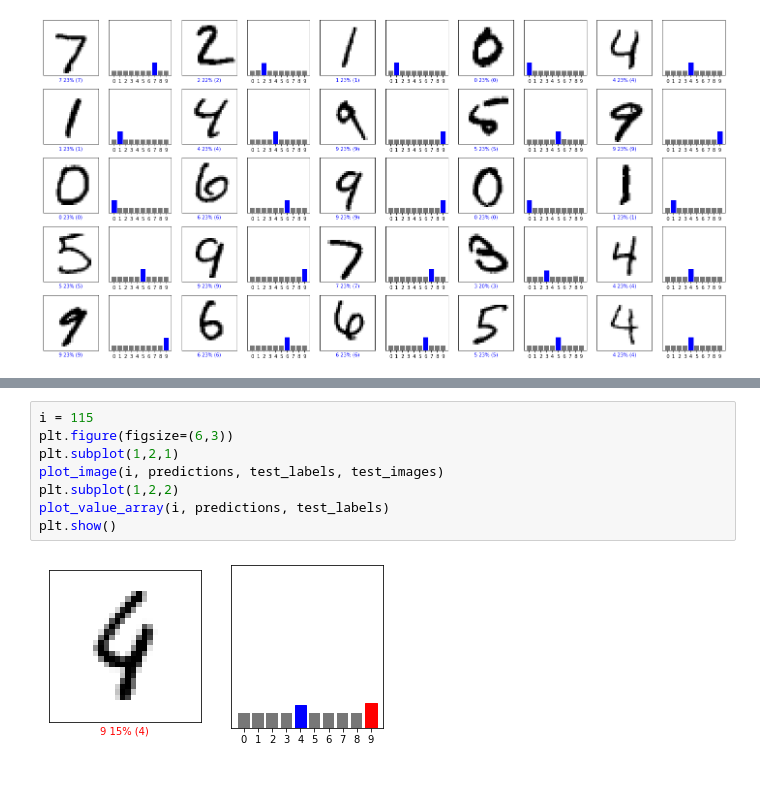
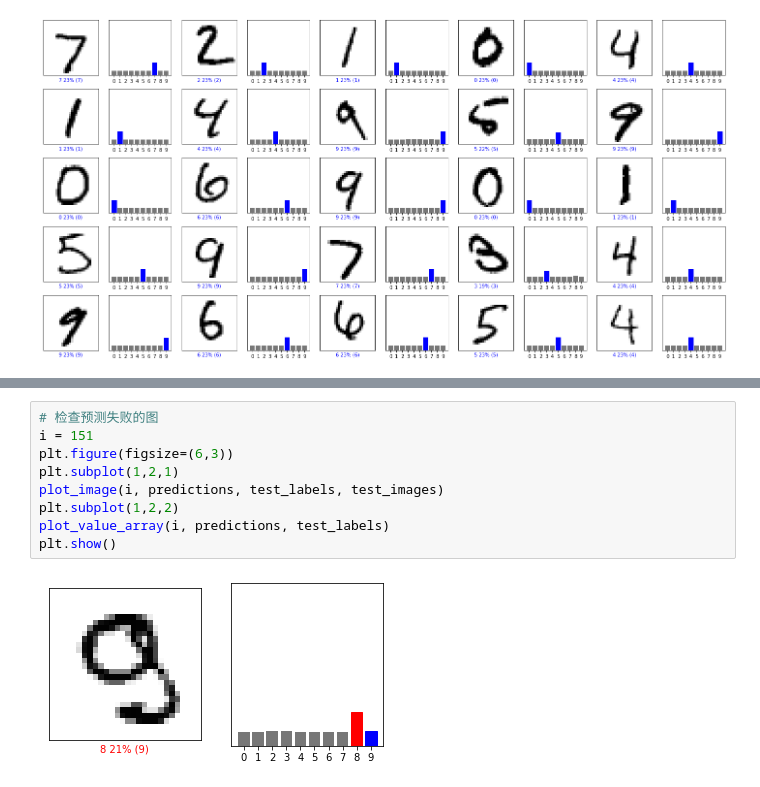
Before and after one commit to Achuan-2/-, a Jupyter notebook: mnist_1.ipynb, the cells around one changed output, grey strips where cells are left out. Cells and saved outputs as stored; diff of their text form.

```diff
--- a/mnist_1.ipynb
+++ b/mnist_1.ipynb
@@ -284,13 +242,14 @@ print(len(error_array))
 # %%
-i = 115
+# 检查预测失败的图
+i = 151
 plt.figure(figsize=(6,3))
 plt.subplot(1,2,1)
 plot_image(i, predictions, test_labels, test_images)
 plt.subplot(1,2,2)
 plot_value_array(i, predictions, test_labels)
 plt.show()
 # %% [output]
-[figure, old version]
+[figure, new version]
 # %%
 i = 247
 plt.figure(figsize=(6,3))
```
Also changed, not shown: parts of 23 cells of this notebook.
